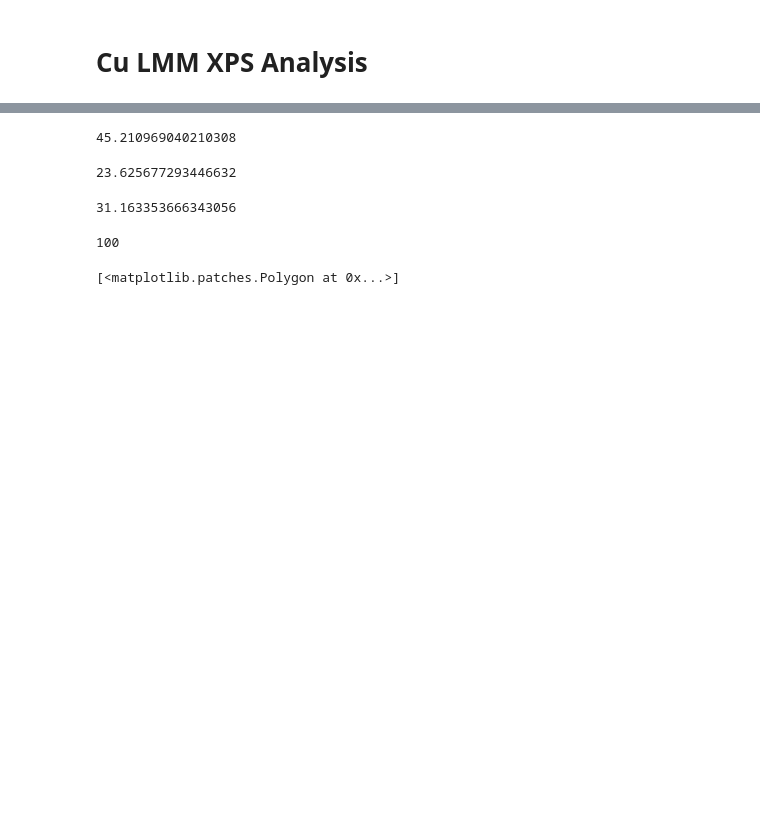
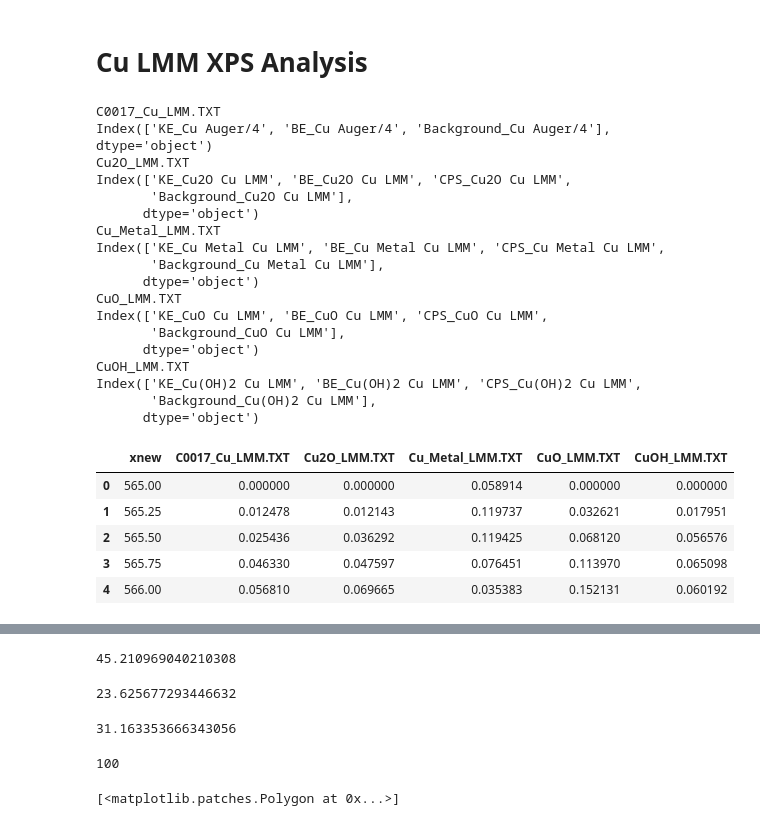
Before and after one commit to orlando-trejo/Dasgroupta, a Jupyter notebook: XPS/Cu_LMM_Analysis.ipynb, the cells around one changed output, grey strips where cells are left out. Cells and saved outputs as stored; diff of their text form; code cells hidden in the pictures; blank space fills up the shorter version.

```diff
--- a/XPS/Cu_LMM_Analysis.ipynb
+++ b/XPS/Cu_LMM_Analysis.ipynb
@@ -19,16 +19,48 @@ def normalize(y):
     return ((y) - min(y))/(max(y)-min(y))
 # %%
 df = pd.DataFrame()
-drctry = './CuOx/Cu_LMM/'
+drctry = './CuOx/Cu_LMM_2/'
 files = os.listdir(drctry)
 for file in files:
     if 'Cu' in file:
-        data = pd.read_table(os.path.join(drctry, file))
-        data = data[::-1]
-        data = data.drop_duplicates(subset='x', keep="last")
-        x = np.asarray(data.x)
-        y = np.asarray(data.y)
+        print(file)
+        data = pd.read_table(os.path.join(drctry, file), skiprows=3)
+        columns = data.columns
+        print(columns)
+        #print(data.head())
+        #data = data[::-1]
+        #print(data.head())
+        #data = data.drop_duplicates(subset='x', keep="last")
+        x = np.asarray(data[columns[1]])
+        y = np.asarray(data[columns[2]])
         xnew, fnew = interpolate(x, y)
         df['xnew'] = xnew
         df[file] = normalize(fnew)
+
+df.head()
+# %% [output]
+C0017_Cu_LMM.TXT
+Index(['KE_Cu Auger/4', 'BE_Cu Auger/4', 'Background_Cu Auger/4'], dtype='object')
+Cu2O_LMM.TXT
+Index(['KE_Cu2O Cu LMM', 'BE_Cu2O Cu LMM', 'CPS_Cu2O Cu LMM',
+       'Background_Cu2O Cu LMM'],
+      dtype='object')
+Cu_Metal_LMM.TXT
+Index(['KE_Cu Metal Cu LMM', 'BE_Cu Metal Cu LMM', 'CPS_Cu Metal Cu LMM',
+       'Background_Cu Metal Cu LMM'],
+      dtype='object')
+CuO_LMM.TXT
+Index(['KE_CuO Cu LMM', 'BE_CuO Cu LMM', 'CPS_CuO Cu LMM',
+       'Background_CuO Cu LMM'],
+      dtype='object')
+CuOH_LMM.TXT
+Index(['KE_Cu(OH)2 Cu LMM', 'BE_Cu(OH)2 Cu LMM', 'CPS_Cu(OH)2 Cu LMM',
+       'Background_Cu(OH)2 Cu LMM'],
+      dtype='object')
+|  | xnew | C0017_Cu_LMM.TXT | Cu2O_LMM.TXT | Cu_Metal_LMM.TXT | CuO_LMM.TXT | CuOH_LMM.TXT |
+| 0 | 565.00 | 0.000000 | 0.000000 | 0.058914 | 0.000000 | 0.000000 |
+| 1 | 565.25 | 0.012478 | 0.012143 | 0.119737 | 0.032621 | 0.017951 |
+| 2 | 565.50 | 0.025436 | 0.036292 | 0.119425 | 0.068120 | 0.056576 |
+| 3 | 565.75 | 0.046330 | 0.047597 | 0.076451 | 0.113970 | 0.065098 |
+| 4 | 566.00 | 0.056810 | 0.069665 | 0.035383 | 0.152131 | 0.060192 |
 # %%
```
Also changed, not shown: parts of 8 cells of this notebook, 19 other files.
